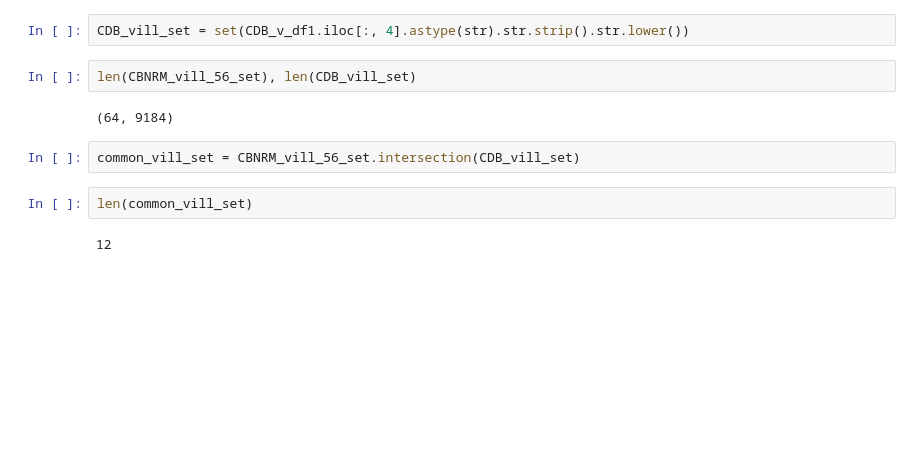
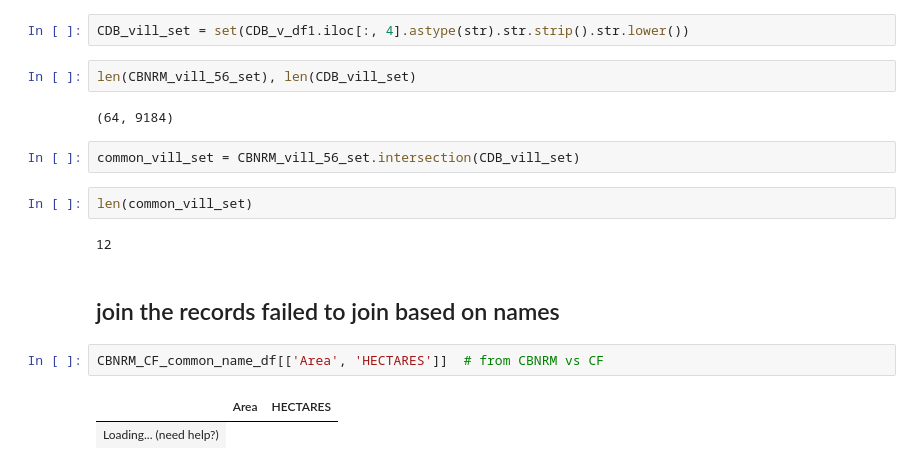
Before and after one commit to sig-gis/mpi, a Jupyter notebook: code/other/CBNRM_PaFF3.ipynb, the cells around one changed output. Drawn from its saved outputs; the diff is of its cells as text; blank space fills up the shorter version.

Commit message:
initial attempt at records that couldn't be joined

```diff
--- a/code/other/CBNRM_PaFF3.ipynb
+++ b/code/other/CBNRM_PaFF3.ipynb
@@ -209,3 +209,10 @@ common_vill_set = CBNRM_vill_56_set.intersection(CDB_vill_set)
 len(common_vill_set)
 # %% [output]
 12
+# %% [markdown]
+## join the records failed to join based on names
+# %%
+CBNRM_CF_common_name_df[['Area', 'HECTARES']]  # from CBNRM vs CF
+# %% [output]
+|  | Area | HECTARES |
+| Loading... (need help?) |
```
